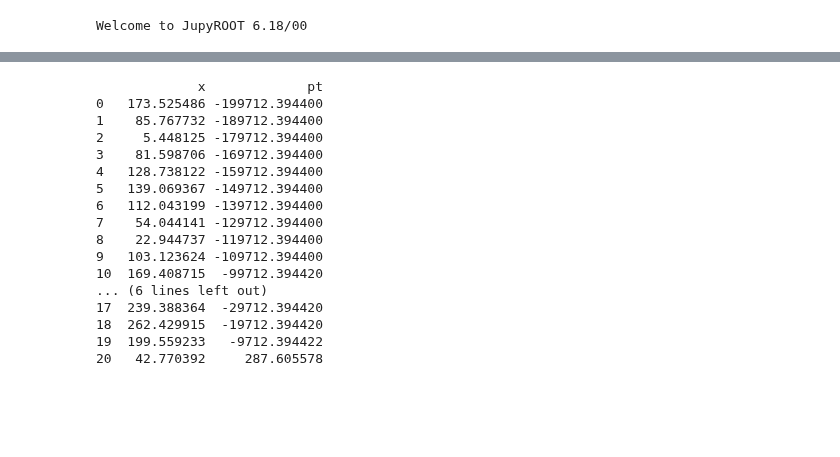
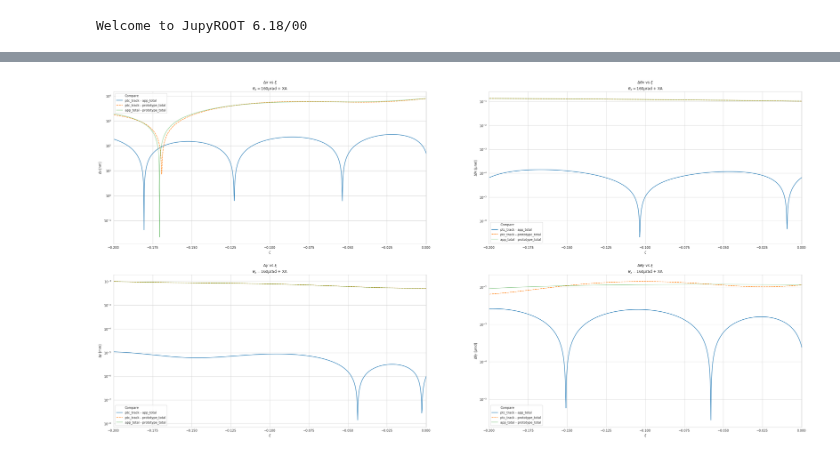
Before and after one commit to mucharafal/optics_generator_python, a Jupyter notebook: notebooks/Errors.ipynb, the cells around one changed output, grey strips where cells are left out. Saved outputs shown, nothing was run; the diff lists cells and outputs as text; code cells hidden in the pictures; blank space fills up the shorter version.

```diff
--- a/notebooks/Errors.ipynb
+++ b/notebooks/Errors.ipynb
@@ -141,20 +141,0 @@ transport.compare(bunch_configuration, transporters, "x", "pt", title_sufix=r"-0
-# %%
-k = transport.compare_heatmap(bunch_configuration, (transporter2, (track_ptg.generate_from_range, track_configuration, track_indexes.ptc_track)), (transporter3, (app_ptg.generate_from_range, approximator, app_indexes.indexes)), "x", "pt") #scatterplot don't work!!!
-# %% [output]
-             x             pt
-0   173.525486 -199712.394400
-1    85.767732 -189712.394400
-2     5.448125 -179712.394400
-3    81.598706 -169712.394400
-4   128.738122 -159712.394400
-5   139.069367 -149712.394400
-6   112.043199 -139712.394400
-7    54.044141 -129712.394400
-8    22.944737 -119712.394400
-9   103.123624 -109712.394400
-10  169.408715  -99712.394420
-... (6 lines left out)
-17  239.388364  -29712.394420
-18  262.429915  -19712.394420
-19  199.559233   -9712.394422
-20   42.770392     287.605578
@@ -165,0 +142,14 @@ sns.kdeplot(k)
+# %%
+f, axes = plt.subplots(2, 2)
+
+fig = plt.gcf()
+fig.set_size_inches(40,20)
+
+title_sufix = r"$\theta_x=160 \mu$rad + XA"
+
+transport.compare(bunch_configuration, transporters, "x", "pt", title_sufix=title_sufix, plot_axes=axes, plot_x_pos=0, plot_y_pos=0) #scatterplot don't work!!!
+transport.compare(bunch_configuration, transporters, "theta x", "pt", title_sufix=title_sufix, plot_axes=axes, plot_x_pos=0, plot_y_pos=1) #scatterplot don't work!!!
+transport.compare(bunch_configuration, transporters, "y", "pt", title_sufix=title_sufix, plot_axes=axes, plot_x_pos=1, plot_y_pos=0) #scatterplot don't work!!!
+transport.compare(bunch_configuration, transporters, "theta y", "pt", title_sufix=title_sufix, plot_axes=axes, plot_x_pos=1, plot_y_pos=1) #scatterplot don't work!!!
+# %% [output]
+[figure, added]
```
Also changed, not shown: parts of 7 cells of this notebook, 9 other files.
